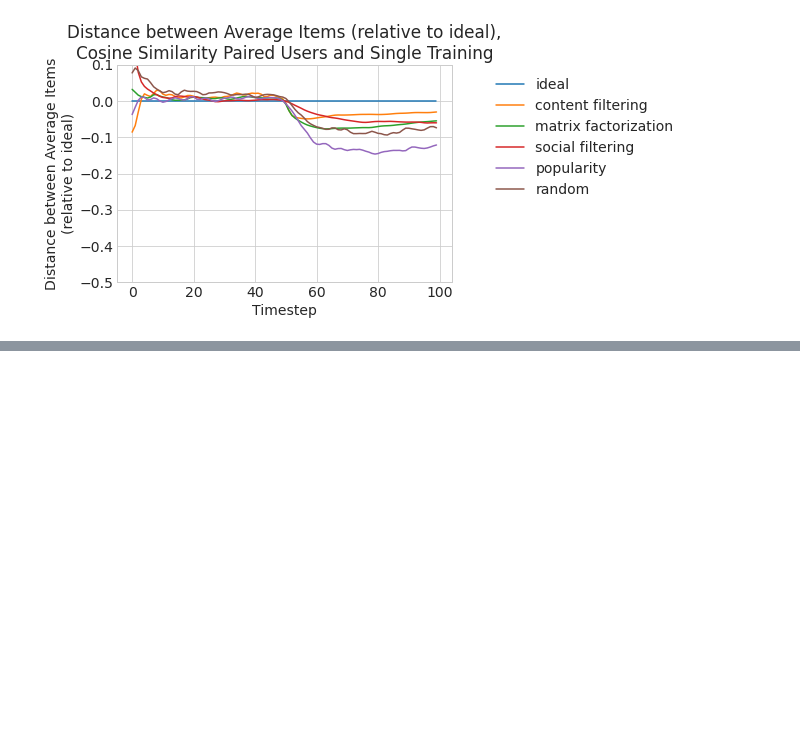
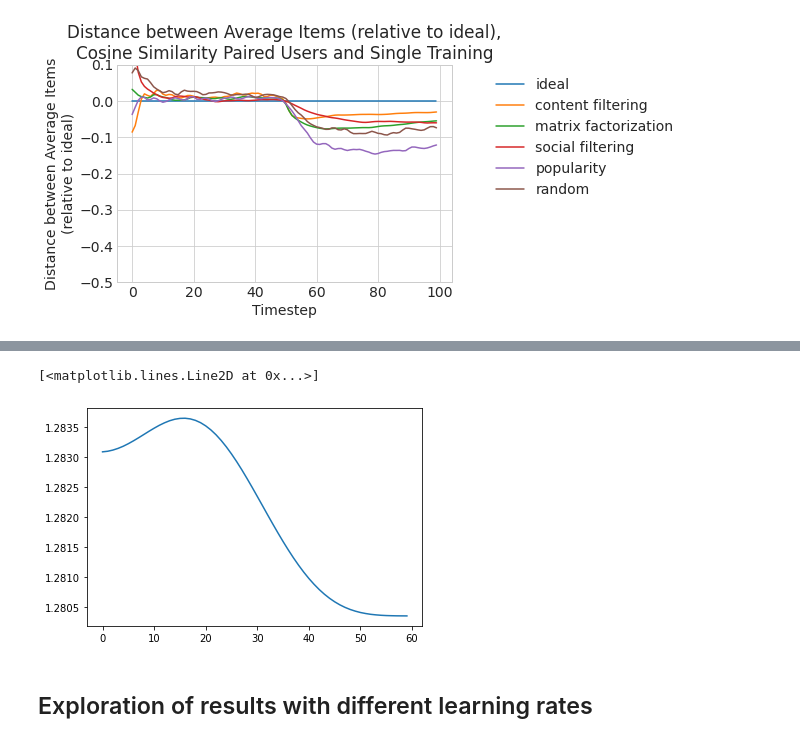
Before and after one commit to sunnymatt/t-recs-experiments, a Jupyter notebook: chaney/content_creators.ipynb, the cells around one changed output, grey strips where cells are left out. Saved outputs shown, nothing was run; the diff lists cells and outputs as text; code cells hidden in the pictures; blank space fills up the shorter version.

```diff
--- a/chaney/content_creators.ipynb
+++ b/chaney/content_creators.ipynb
@@ -252,0 +422,9 @@ if not DEBUG:
+# %%
+results = load_sim_results("exps/test")
+# %%
+plt.plot(gaussian_filter1d(np.array(results['creator_item_homo']['ideal']).mean(axis=0), sigma=15))
+# %% [output]
+[<matplotlib.lines.Line2D at 0x...>]
+[figure, added]
+# %% [markdown]
+## Exploration of results with different learning rates
```
Also changed, not shown: parts of 35 cells of this notebook, 1 other file.
